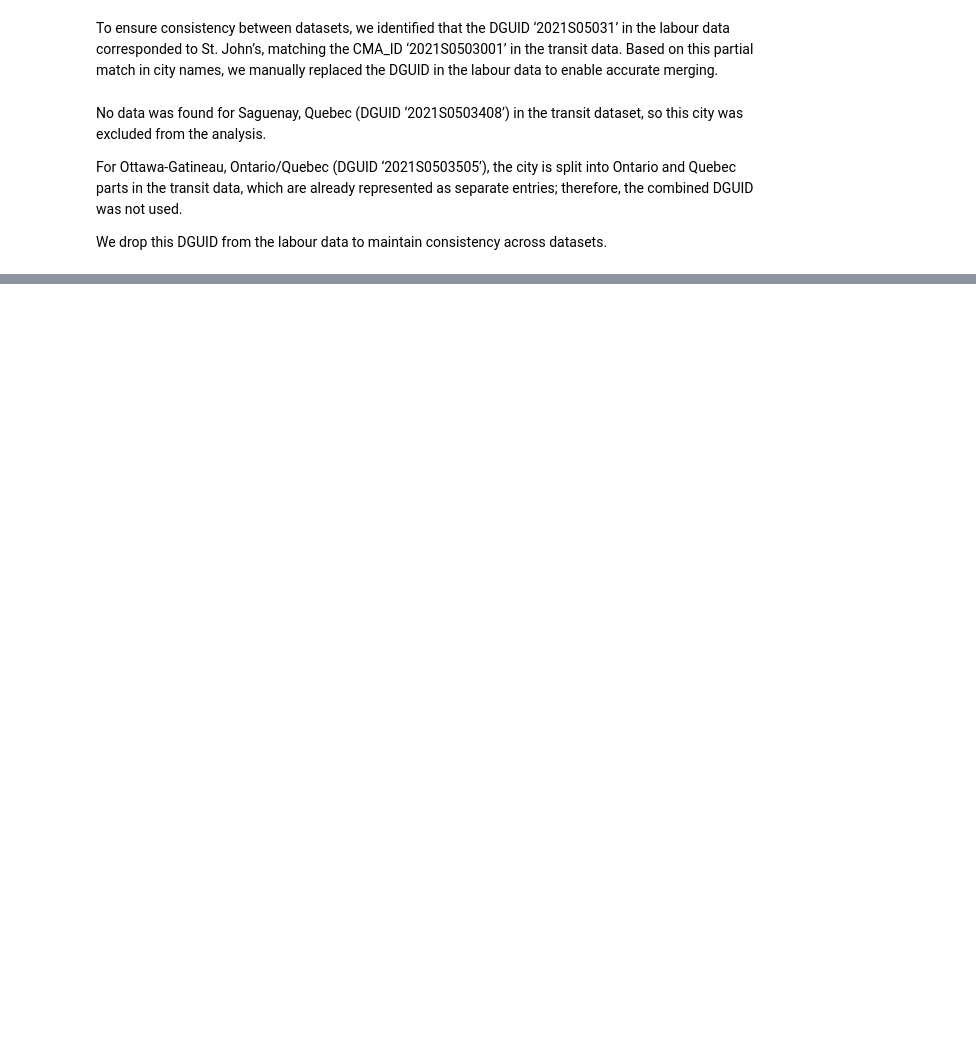
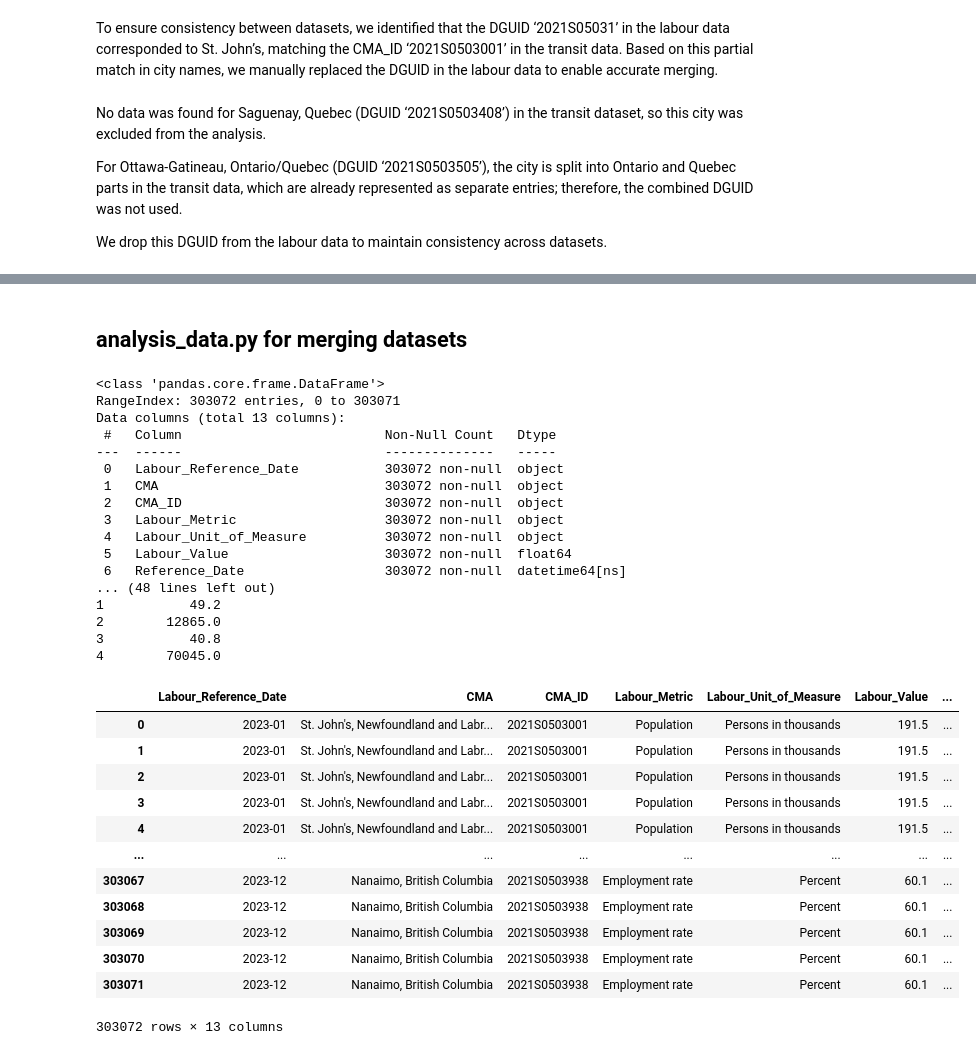
Before and after one commit to arusansurendiran/CanadianAccessibilityEmployment, a Jupyter notebook: project.ipynb, the cells around one changed output, grey strips where cells are left out. Cells and saved outputs as stored; diff of their text form; code cells hidden in the pictures; blank space fills up the shorter version.

```diff
--- a/project.ipynb
+++ b/project.ipynb
@@ -212,0 +237,20 @@ CMA_IDs/DGUIDs present in both datasets:
+# %%
+cols_to_keep = [
+    "REF_DATE",
+    "GEO",
+    "DGUID",
+    "Labour force characteristics",
+    "UOM",
+    "VALUE"
+]
+labour_data = labour_data[cols_to_keep].copy()
+
+labour_data = labour_data.rename(columns={
+    "REF_DATE": "Labour_Reference_Date",
+    "GEO": "CMA",
+    "DGUID": "CMA_ID",
+    "Labour force characteristics": "Labour_Metric",
+    "UOM": "Labour_Unit_of_Measure",
+    "VALUE": "Labour_Value"
+})
+labour_data.head(10)
@@ -212,0 +542,51 @@ CMA_IDs/DGUIDs present in both datasets:
+# %% [markdown]
+## **analysis_data.py** for merging datasets
+# %%
+# 1. Prepare transit_data: Drop the less specific 'CMA' column from the transit data
+#    to keep the more detailed CMA name from the labour data.
+transit_data_clean = transit_data.drop(columns=['CMA'])
+
+# 2. Perform the merge: Join the two dataframes on the unique geographic ID.
+#    Using 'inner' ensures you only include cities present in both datasets.
+transit_labour_analysis = pd.merge(
+    labour_data,
+    transit_data_clean,
+    on='CMA_ID',
+    how='inner'
+)
+
+print(transit_labour_analysis.info())
+print("\nFirst 5 rows of the merged data:")
+print(transit_labour_analysis.head())
+transit_labour_analysis
+# %% [output]
+<class 'pandas.core.frame.DataFrame'>
+RangeIndex: 303072 entries, 0 to 303071
+Data columns (total 13 columns):
+ #   Column                          Non-Null Count   Dtype
+---  ------                          --------------   -----
+ 0   Labour_Reference_Date           303072 non-null  object
+ 1   CMA                             303072 non-null  object
+ 2   CMA_ID                          303072 non-null  object
+ 3   Labour_Metric                   303072 non-null  object
+ 4   Labour_Unit_of_Measure          303072 non-null  object
+ 5   Labour_Value                    303072 non-null  float64
+ 6   Reference_Date                  303072 non-null  datetime64[ns]
+... (48 lines left out)
+1           49.2
+2        12865.0
+3           40.8
+4        70045.0
+|  | Labour_Reference_Date | CMA | CMA_ID | Labour_Metric | Labour_Unit_of_Measure | Labour_Value | ... |
+| 0 | 2023-01 | St. John's, Newfoundland and Labr... | 2021S0503001 | Population | Persons in thousands | 191.5 | ... |
+| 1 | 2023-01 | St. John's, Newfoundland and Labr... | 2021S0503001 | Population | Persons in thousands | 191.5 | ... |
+| 2 | 2023-01 | St. John's, Newfoundland and Labr... | 2021S0503001 | Population | Persons in thousands | 191.5 | ... |
+| 3 | 2023-01 | St. John's, Newfoundland and Labr... | 2021S0503001 | Population | Persons in thousands | 191.5 | ... |
+| 4 | 2023-01 | St. John's, Newfoundland and Labr... | 2021S0503001 | Population | Persons in thousands | 191.5 | ... |
+| ... | ... | ... | ... | ... | ... | ... | ... |
+| 303067 | 2023-12 | Nanaimo, British Columbia | 2021S0503938 | Employment rate | Percent | 60.1 | ... |
+| 303068 | 2023-12 | Nanaimo, British Columbia | 2021S0503938 | Employment rate | Percent | 60.1 | ... |
+| 303069 | 2023-12 | Nanaimo, British Columbia | 2021S0503938 | Employment rate | Percent | 60.1 | ... |
+| 303070 | 2023-12 | Nanaimo, British Columbia | 2021S0503938 | Employment rate | Percent | 60.1 | ... |
+| 303071 | 2023-12 | Nanaimo, British Columbia | 2021S0503938 | Employment rate | Percent | 60.1 | ... |
+303072 rows × 13 columns
```
Also changed, not shown: parts of 44 cells of this notebook.
